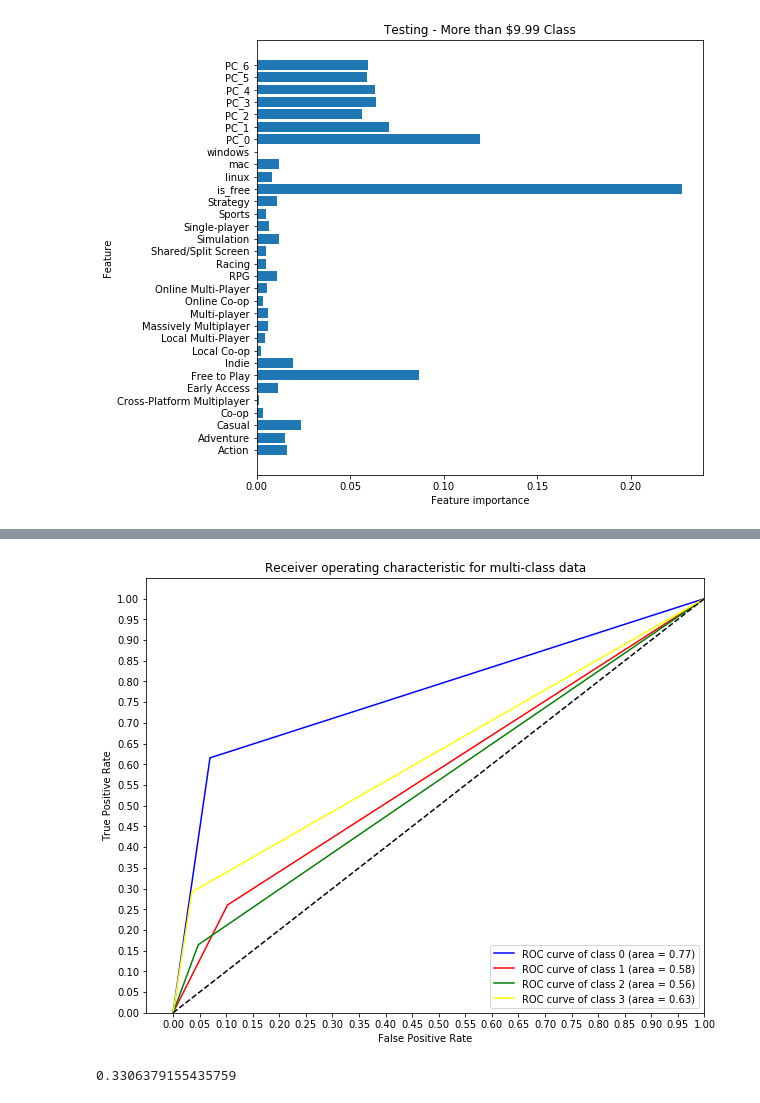
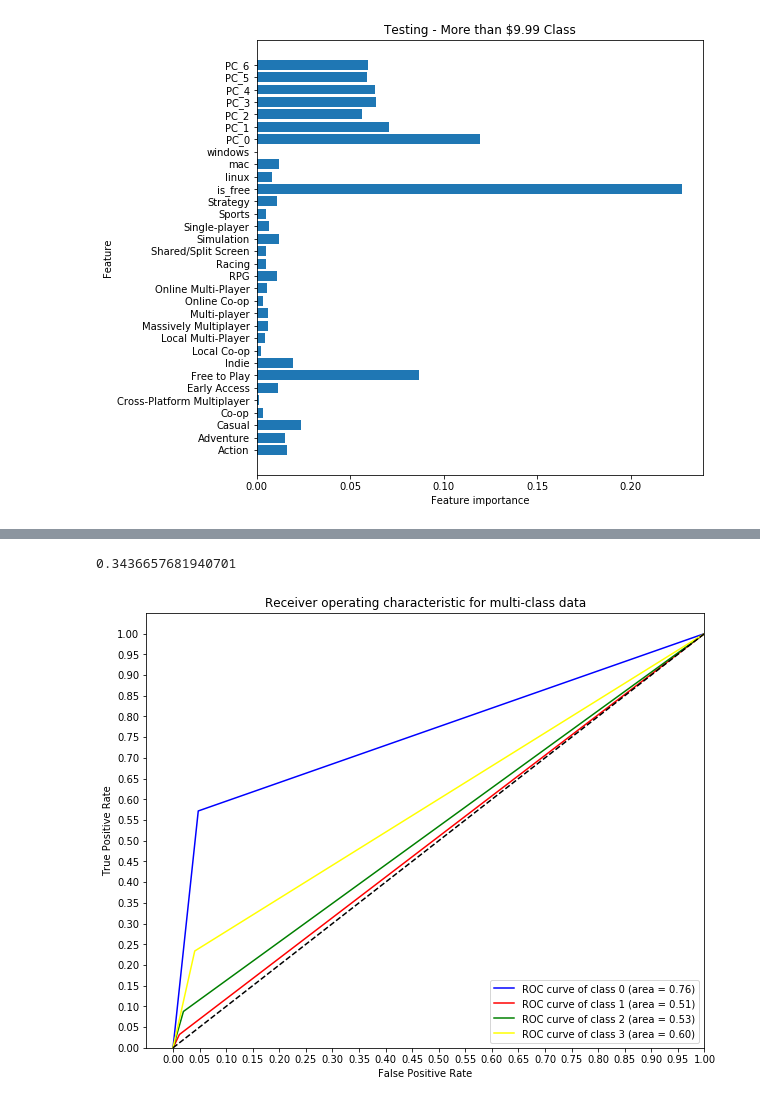
Before and after one commit to rvent/Steam_Pricing_Classification_Project, a Jupyter notebook: Mod-3-Project.ipynb, the cells around one changed output, grey strips where cells are left out. Drawn from its saved outputs; the diff is of its cells as text; code cells hidden in the pictures.

```diff
--- a/Mod-3-Project.ipynb
+++ b/Mod-3-Project.ipynb
@@ -692,7 +704,7 @@ X.head()
 | 4 | 4 | 4 | 1 | 0 | 0 | 0 | 0 | 0 | ... |
 5 rows × 37 columns
 # %%
-X.drop(["key_0"], axis=1,inplace=True)
+X.drop(["index"], axis=1,inplace=True)
 # %%
 X.head()
 # %% [output]
@@ -1439,3 +1464,35 @@ from sklearn.model_selection import train_test_split
 from sklearn.preprocessing import label_binarize
 from sklearn.multiclass import OneVsRestClassifier
 from scipy import interp
+# %%
+y = label_binarize(y_stats, classes=[1, 2, 3, 4])
+n_classes = y.shape[1]
+X_train, X_test, y_train, y_test = train_test_split(X, y, test_size=.2)
+
+
+classifier = OneVsRestClassifier(RandomForestClassifier(n_estimators=100, max_depth=15, max_features=10))
+y_score = classifier.fit(X_train, y_train).predict(X_test)
+
+fpr = dict()
+tpr = dict()
+roc_auc = dict()
+for i in range(n_classes):
+    fpr[i], tpr[i], _ = roc_curve(y_test[:, i], y_score[:, i])
+    roc_auc[i] = auc(fpr[i], tpr[i])
+colors = cycle(['blue', 'red', 'green', 'yellow'])
+plt.figure(figsize=(10,8))
+for i, color in zip(range(n_classes), colors):
+    plt.plot(fpr[i], tpr[i], color=color,
+             label='ROC curve of class {0} (area = {1:0.2f})'
+             ''.format(i, roc_auc[i]))
+
+plt.plot([0, 1], [0, 1], 'k--')
+plt.xlim([-0.05, 1.0])
+plt.ylim([0.0, 1.05])
+plt.yticks([i/20.0 for i in range(21)])
+plt.xticks([i/20.0 for i in range(21)])
+plt.xlabel('False Positive Rate')
+plt.ylabel('True Positive Rate')
+plt.title('Receiver operating characteristic for multi-class data')
+plt.legend(loc="lower right")
+plt.show()
@@ -1442,40 +1501,40 @@ from scipy import interp
+# %%
+# classifier = OneVsRestClassifier(RandomForestClassifier())
+# y_score = classifier.fit(X_train, y_train).predict(X_test)
+accuracy_score(y_test, y_score)
+# %% [output]
+0.3436657681940701
 # %%
 y = label_binarize(y_stats, classes=[1, 2, 3, 4])
 n_classes = y.shape[1]
 X_train, X_test, y_train, y_test = train_test_split(X, y, test_size=.2)
 
 
-classifier = OneVsRestClassifier(RandomForestClassifier())
+classifier = OneVsRestClassifier(DecisionTreeClassifier(max_depth=5))
 y_score = classifier.fit(X_train, y_train).predict(X_test)
 
 fpr = dict()
 tpr = dict()
 roc_auc = dict()
 for i in range(n_classes):
     fpr[i], tpr[i], _ = roc_curve(y_test[:, i], y_score[:, i])
     roc_auc[i] = auc(fpr[i], tpr[i])
 colors = cycle(['blue', 'red', 'green', 'yellow'])
 plt.figure(figsize=(10,8))
 for i, color in zip(range(n_classes), colors):
     plt.plot(fpr[i], tpr[i], color=color,
              label='ROC curve of class {0} (area = {1:0.2f})'
              ''.format(i, roc_auc[i]))
 
 plt.plot([0, 1], [0, 1], 'k--')
 plt.xlim([-0.05, 1.0])
 plt.ylim([0.0, 1.05])
 plt.yticks([i/20.0 for i in range(21)])
 plt.xticks([i/20.0 for i in range(21)])
 plt.xlabel('False Positive Rate')
 plt.ylabel('True Positive Rate')
 plt.title('Receiver operating characteristic for multi-class data')
 plt.legend(loc="lower right")
 plt.show()
 # %% [output]
-[figure, old version]
+[figure, new version]
-# %%
-classifier = OneVsRestClassifier(RandomForestClassifier())
-y_score = classifier.fit(X_train, y_train).predict(X_test)
-accuracy_score(y_test, y_score)
-# %% [output]
-0.3306379155435759
```
Also changed, not shown: parts of 13 cells of this notebook, 5 other files.
